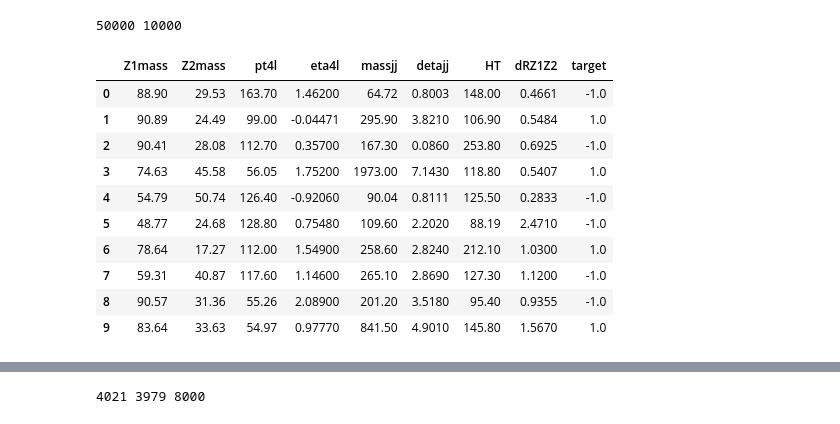
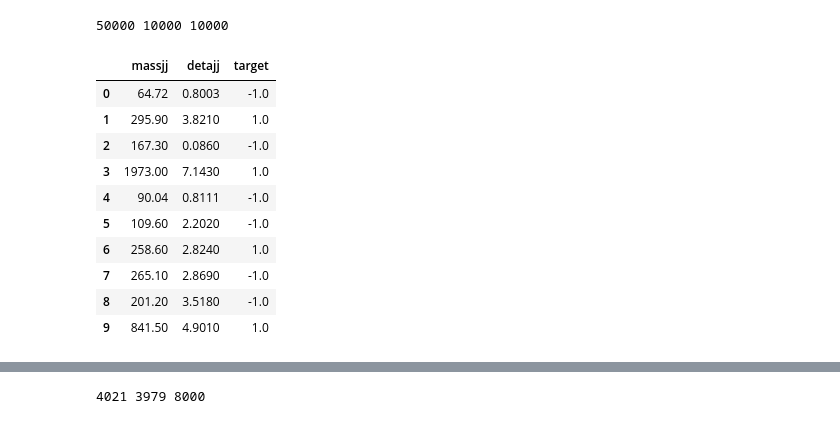
Before and after one commit to hbprosper/Terascale, a Jupyter notebook: 01_BDT/hzz4l_sklearn.ipynb, the cells around one changed output, grey strips where cells are left out. Saved outputs shown, nothing was run; the diff lists cells and outputs as text; code cells hidden in the pictures.

```diff
--- a/01_BDT/hzz4l_sklearn.ipynb
+++ b/01_BDT/hzz4l_sklearn.ipynb
@@ -41,24 +74,30 @@ mp.rc('text', usetex=True)
 # %%
-train = pd.read_csv('../data/hzz4l_train.csv.gz')
-test  = pd.read_csv('../data/hzz4l_test.csv.gz')
+columns = ['detajj', 'massjj', 'target']
+
+train   = pd.read_csv('../data/hzz4l_train.csv.gz', usecols=columns)
+
+valid   = pd.read_csv('../data/hzz4l_valid.csv.gz', usecols=columns)
+
+test    = pd.read_csv('../data/hzz4l_test.csv.gz',  usecols=columns)
 
 # +1 for vbf, -1 for ggf
 train['target'] = 2*train['target']-1
+valid['target'] = 2*valid['target']-1
 test['target']  = 2*test['target']-1
 
-print(len(train), len(test))
+print(len(train), len(valid), len(test))
 
 train[:10]
 # %% [output]
-50000 10000
+50000 10000 10000
-|  | Z1mass | Z2mass | pt4l | eta4l | massjj | detajj | HT | dRZ1Z2 | target |
-| 0 | 88.90 | 29.53 | 163.70 | 1.46200 | 64.72 | 0.8003 | 148.00 | 0.4661 | -1.0 |
-| 1 | 90.89 | 24.49 | 99.00 | -0.04471 | 295.90 | 3.8210 | 106.90 | 0.5484 | 1.0 |
-| 2 | 90.41 | 28.08 | 112.70 | 0.35700 | 167.30 | 0.0860 | 253.80 | 0.6925 | -1.0 |
-| 3 | 74.63 | 45.58 | 56.05 | 1.75200 | 1973.00 | 7.1430 | 118.80 | 0.5407 | 1.0 |
-| 4 | 54.79 | 50.74 | 126.40 | -0.92060 | 90.04 | 0.8111 | 125.50 | 0.2833 | -1.0 |
-| 5 | 48.77 | 24.68 | 128.80 | 0.75480 | 109.60 | 2.2020 | 88.19 | 2.4710 | -1.0 |
-| 6 | 78.64 | 17.27 | 112.00 | 1.54900 | 258.60 | 2.8240 | 212.10 | 1.0300 | 1.0 |
-| 7 | 59.31 | 40.87 | 117.60 | 1.14600 | 265.10 | 2.8690 | 127.30 | 1.1200 | -1.0 |
-| 8 | 90.57 | 31.36 | 55.26 | 2.08900 | 201.20 | 3.5180 | 95.40 | 0.9355 | -1.0 |
-| 9 | 83.64 | 33.63 | 54.97 | 0.97770 | 841.50 | 4.9010 | 145.80 | 1.5670 | 1.0 |
+|  | massjj | detajj | target |
+| 0 | 64.72 | 0.8003 | -1.0 |
+| 1 | 295.90 | 3.8210 | 1.0 |
+| 2 | 167.30 | 0.0860 | -1.0 |
+| 3 | 1973.00 | 7.1430 | 1.0 |
+| 4 | 90.04 | 0.8111 | -1.0 |
+| 5 | 109.60 | 2.2020 | -1.0 |
+| 6 | 258.60 | 2.8240 | 1.0 |
+| 7 | 265.10 | 2.8690 | -1.0 |
+| 8 | 201.20 | 3.5180 | -1.0 |
+| 9 | 841.50 | 4.9010 | 1.0 |
```
Also changed, not shown: parts of 33 cells of this notebook, 2 other files.
